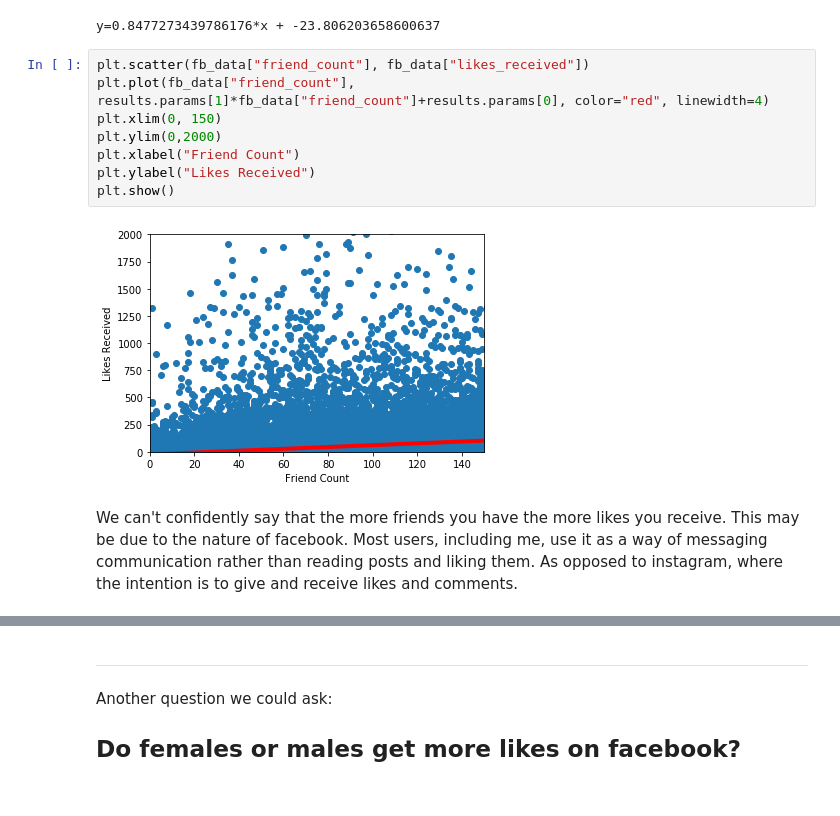
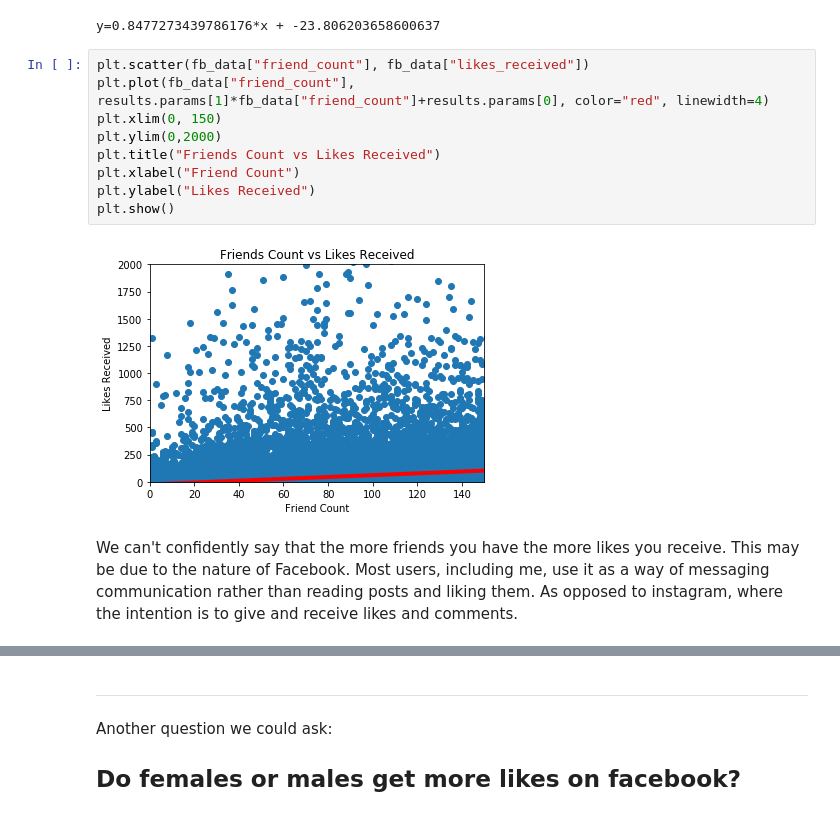
Before and after one commit to chloequinto/OnlineSocialNetworks, a Jupyter notebook: A09/main.ipynb, the cells around one changed output, grey strips where cells are left out. Saved outputs shown, nothing was run; the diff lists cells and outputs as text.

```diff
--- a/A09/main.ipynb
+++ b/A09/main.ipynb
@@ -113,12 +136,13 @@ y=0.8477273439786176*x + -23.806203658600637
 # %%
 plt.scatter(fb_data["friend_count"], fb_data["likes_received"])
 plt.plot(fb_data["friend_count"], results.params[1]*fb_data["friend_count"]+results.params[0], color="red", linewidth=4)
 plt.xlim(0, 150)
 plt.ylim(0,2000)
+plt.title("Friends Count vs Likes Received")
 plt.xlabel("Friend Count")
 plt.ylabel("Likes Received")
 plt.show()
 # %% [output]
-[figure, old version]
+[figure, new version]
 # %% [markdown]
-We can't confidently say that the more friends you have the more likes you receive. This may be due to the nature of facebook. Most users, including me, use it as a way of messaging communication rather than reading posts and liking them. As opposed to instagram, where the intention is to give and receive likes and comments.
+We can't confidently say that the more friends you have the more likes you receive. This may be due to the nature of Facebook. Most users, including me, use it as a way of messaging communication rather than reading posts and liking them. As opposed to instagram, where the intention is to give and receive likes and comments.
```
Also changed, not shown: parts of 21 cells of this notebook, 1 other file.
